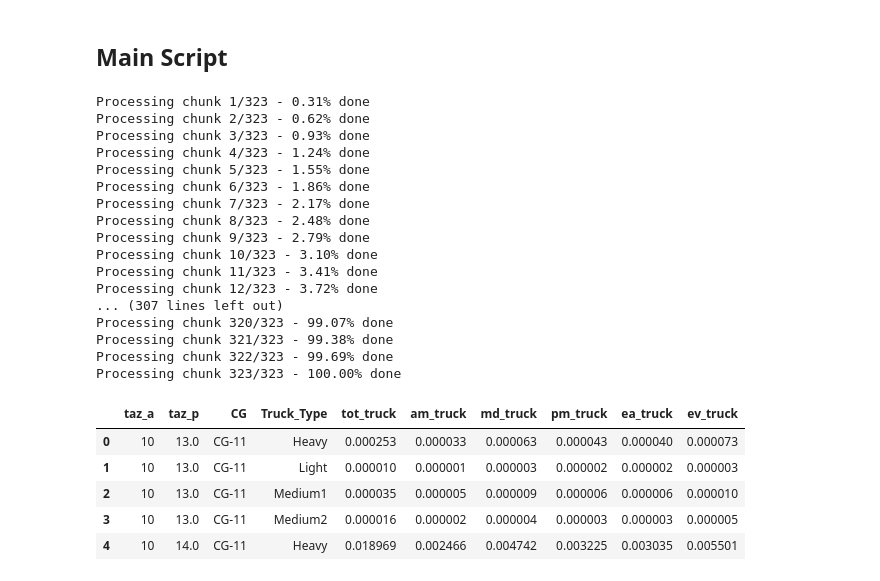
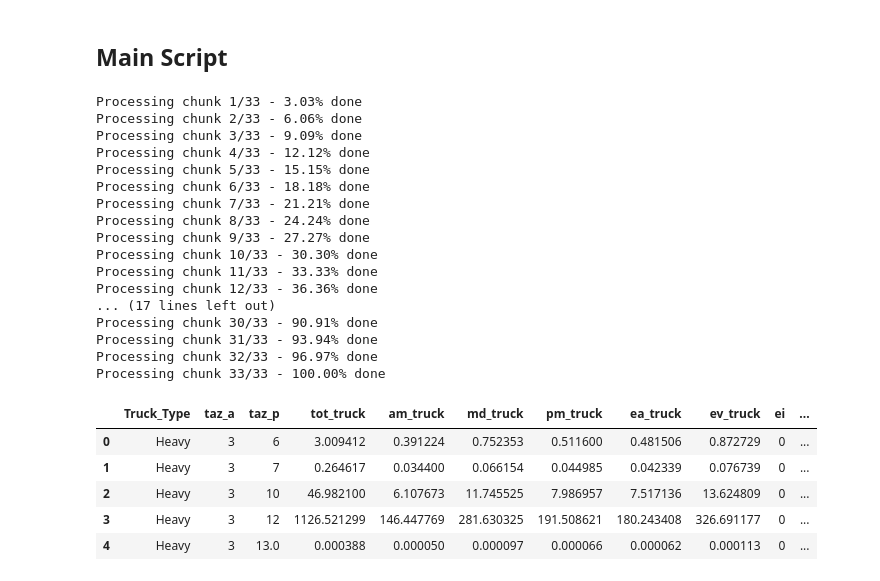
Before and after one commit to ghazalhasani/Data_HTM, a Jupyter notebook: HTM_FAF_Disaggregation.ipynb, the cells around one changed output. Drawn from its saved outputs; the diff is of its cells as text; code cells hidden in the pictures.

```diff
--- a/HTM_FAF_Disaggregation.ipynb
+++ b/HTM_FAF_Disaggregation.ipynb
@@ -125,20 +126,20 @@ def clean_faf(df, faz_gateway, faz_county, sd_flows, othermode_truck, commodity_
     # merge the distribution of truck trips between each OD pair
     df = df.merge(sd_flows[['OriginCode', 'DestinationCode', 'Dist']], how='left', left_on=['code_orig', 'code_dest'], right_on=['OriginCode', 'DestinationCode']).drop(['OriginCode', 'DestinationCode'], axis=1)
     # calculate how much of each OD pairs will travel through SANDAG - multiply by the ton
-    df['distons_2017'] = df['distons_2017'] * df['Dist']
+    df['distons_2025'] = df['distons_2025'] * df['Dist']
     # remove all OD pairs that do not have any tons traveled through or within SANDAG
-    df = df[df['distons_2017'] > 0]
+    df = df[df['distons_2025'] > 0]
     df.drop(['Dist'], axis=1, inplace=True)
 
     # 2. Include some modes
     mode_to_include = othermode_truck.set_index('Mode_Num')['Percentage'].to_dict()
     df = df[df['Mode'].isin(mode_to_include.keys())]
     df['truck_perc'] = df['Mode'].map(mode_to_include)
-    df['ton'] = df['distons_2017'] * df['truck_perc']
-    df.drop(['truck_perc', 'distons_2017'], axis=1, inplace=True)
+    df['ton'] = df['distons_2025'] * df['truck_perc']
+    df.drop(['truck_perc', 'distons_2025'], axis=1, inplace=True)
 
     # 3. Delete unnecessary columns
-    delete_col = ['Direction', 'Trade', 'disvalue_2017', 'distons_2025', 'disvalue_2025', 'distons_2030', 'disvalue_2030', 'distons_2035',
+    delete_col = ['Direction', 'Trade', 'disvalue_2017', 'distons_2017', 'disvalue_2025', 'distons_2030', 'disvalue_2030', 'distons_2035',
                     'disvalue_2035', 'distons_2040', 'disvalue_2040', 'distons_2045', 'disvalue_2045', 'distons_2050', 'disvalue_2050']
     df.drop(delete_col, axis=1, inplace=True)
 
@@ -395,14 +396,14 @@ def daily_ton_to_truck_by_type_and_tod(df, traffic_skims, truck_dist, payload, t
 ## Main Script
 # %%
 # Step 1: Load and preprocess data
-df, mgra, traffic_skims, df_dict = load_and_preprocess_data("C:\GitLab\HVM scripts\inputs_sandag_HTM_11.30.xlsx")
+df, mgra, traffic_skims, df_dict = load_and_preprocess_data("C:\GitLab\HVM scripts\inputs_sandag_HTM.xlsx")
 
 # Step 2: Prepare TAZ data
 taz = prepare_taz_data(mgra, 'faz_county', 'emp_converter', 'taz_faz')
 
 
 # Process df in chunks
-chunk_size = 10000
+chunk_size = 100000
 num_chunks = len(df) // chunk_size + 1
 final_results = []
 final_ton = []
@@ -434,29 +435,43 @@ for chunk_num in range(num_chunks):
 final_truck = pd.concat(final_results, ignore_index=True)
 final_ton = pd.concat(final_ton, ignore_index=True)
 # %% [output]
-Processing chunk 1/323 - 0.31% done
-Processing chunk 2/323 - 0.62% done
-Processing chunk 3/323 - 0.93% done
-Processing chunk 4/323 - 1.24% done
-Processing chunk 5/323 - 1.55% done
-Processing chunk 6/323 - 1.86% done
-Processing chunk 7/323 - 2.17% done
-Processing chunk 8/323 - 2.48% done
-Processing chunk 9/323 - 2.79% done
-Processing chunk 10/323 - 3.10% done
-Processing chunk 11/323 - 3.41% done
-Processing chunk 12/323 - 3.72% done
-... (307 lines left out)
-Processing chunk 320/323 - 99.07% done
-Processing chunk 321/323 - 99.38% done
-Processing chunk 322/323 - 99.69% done
-Processing chunk 323/323 - 100.00% done
+Processing chunk 1/33 - 3.03% done
+Processing chunk 2/33 - 6.06% done
+Processing chunk 3/33 - 9.09% done
+Processing chunk 4/33 - 12.12% done
+Processing chunk 5/33 - 15.15% done
+Processing chunk 6/33 - 18.18% done
+Processing chunk 7/33 - 21.21% done
+Processing chunk 8/33 - 24.24% done
+Processing chunk 9/33 - 27.27% done
+Processing chunk 10/33 - 30.30% done
+Processing chunk 11/33 - 33.33% done
+Processing chunk 12/33 - 36.36% done
+... (17 lines left out)
+Processing chunk 30/33 - 90.91% done
+Processing chunk 31/33 - 93.94% done
+Processing chunk 32/33 - 96.97% done
+Processing chunk 33/33 - 100.00% done
+# %%
+# combine medium1 and 2 truck type to a medium type
+htm = final_truck
+htm.loc[htm['Truck_Type'] == "Medium1", 'Truck_Type'] = 'Medium'
+htm.loc[htm['Truck_Type'] == "Medium2", 'Truck_Type'] = 'Medium'
+
+htm = htm.groupby(['Truck_Type', 'taz_a', 'taz_p'], as_index=False)[['tot_truck', 'am_truck','md_truck', 'pm_truck', 'ea_truck', 'ev_truck']].sum()
+# %%
+# Identify the trip types: ei,ie (drop ii since it is not an HTM trip)
+external = [1,2,3,4,5,6,7,8,9,10,11,12, 1154, 1294, 1338, 1457,1476,1485,1520, 2086,2193,2372,2384,2497,3693,4184]
+htm['ei'] = 0
+htm['ie'] = 0
+htm.loc[(~htm.taz_a.isin(external)) & (htm.taz_p.isin(external)), 'ei'] = 1
+htm.loc[(htm.taz_a.isin(external)) & (~htm.taz_p.isin(external)), 'ie'] = 1
 # %%
-final_truck.head()
+htm.head()
 # %% [output]
-|  | taz_a | taz_p | CG | Truck_Type | tot_truck | am_truck | md_truck | pm_truck | ea_truck | ev_truck |
-| 0 | 10 | 13.0 | CG-11 | Heavy | 0.000253 | 0.000033 | 0.000063 | 0.000043 | 0.000040 | 0.000073 |
-| 1 | 10 | 13.0 | CG-11 | Light | 0.000010 | 0.000001 | 0.000003 | 0.000002 | 0.000002 | 0.000003 |
-| 2 | 10 | 13.0 | CG-11 | Medium1 | 0.000035 | 0.000005 | 0.000009 | 0.000006 | 0.000006 | 0.000010 |
-| 3 | 10 | 13.0 | CG-11 | Medium2 | 0.000016 | 0.000002 | 0.000004 | 0.000003 | 0.000003 | 0.000005 |
-| 4 | 10 | 14.0 | CG-11 | Heavy | 0.018969 | 0.002466 | 0.004742 | 0.003225 | 0.003035 | 0.005501 |
+|  | Truck_Type | taz_a | taz_p | tot_truck | am_truck | md_truck | pm_truck | ea_truck | ev_truck | ei | ... |
+| 0 | Heavy | 3 | 6 | 3.009412 | 0.391224 | 0.752353 | 0.511600 | 0.481506 | 0.872729 | 0 | ... |
+| 1 | Heavy | 3 | 7 | 0.264617 | 0.034400 | 0.066154 | 0.044985 | 0.042339 | 0.076739 | 0 | ... |
+| 2 | Heavy | 3 | 10 | 46.982100 | 6.107673 | 11.745525 | 7.986957 | 7.517136 | 13.624809 | 0 | ... |
+| 3 | Heavy | 3 | 12 | 1126.521299 | 146.447769 | 281.630325 | 191.508621 | 180.243408 | 326.691177 | 0 | ... |
+| 4 | Heavy | 3 | 13.0 | 0.000388 | 0.000050 | 0.000097 | 0.000066 | 0.000062 | 0.000113 | 0 | ... |
```
Also changed, not shown: parts of 7 cells of this notebook.
